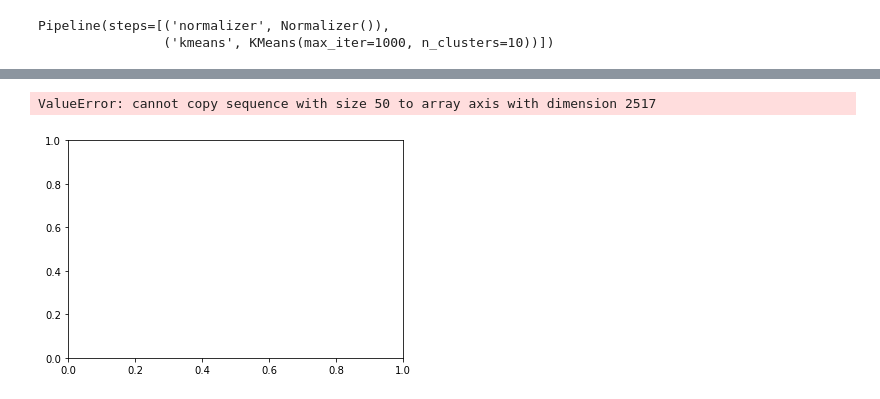
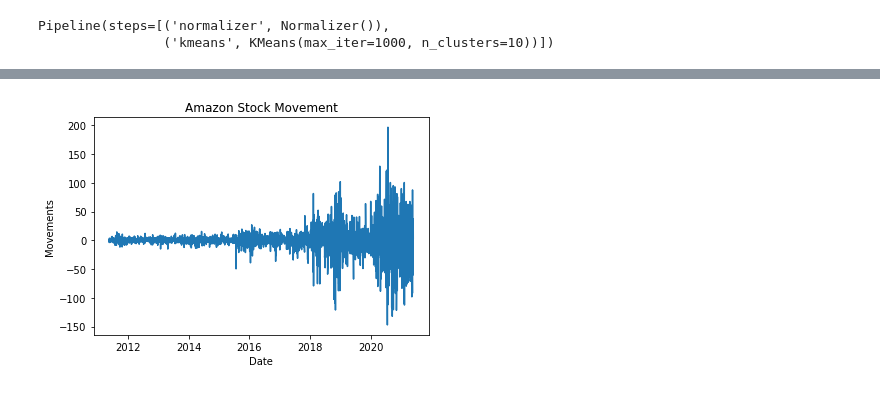
Before and after one commit to JohnMowry77/Stock-Market-Prediction, a Jupyter notebook: Stock_Market_Clustering_with_K-Means_John.ipynb, the cells around one changed output, grey strips where cells are left out. Cells and saved outputs as stored; diff of their text form; code cells hidden in the pictures.

```diff
--- a/Stock_Market_Clustering_with_K-Means_John.ipynb
+++ b/Stock_Market_Clustering_with_K-Means_John.ipynb
@@ -200,3 +187,3 @@ DatetimeIndex(['2011-05-20 00:00:00+00:00', '2011-05-23 00:00:00+00:00',
 # %%
 movements_df= pd.DataFrame(movements, index=companies_dict.keys(), columns=date)
-movements_df
+movements_df=movements_df.transpose()
@@ -422,6 +391,10 @@ plt.show()
-# %%
-fig, ax=plt.subplots()
-plt.plot([date], [movements_df])
-# %% [output]
-ValueError: cannot copy sequence with size 50 to array axis with dimension 2517
-[figure, removed]
+# %%
+fig, ax=plt.subplots()
+plt.plot(date, movements_df["Amazon"])
+plt.xlabel("Date")
+plt.ylabel("Movements")
+plt.title("Amazon Stock Movement")
+fig.savefig('static/charts/cluster_move_one.png')
+# plt.show()
+# %% [output]
+[figure, added]
```
Also changed, not shown: parts of 12 cells of this notebook, 8 other files.
